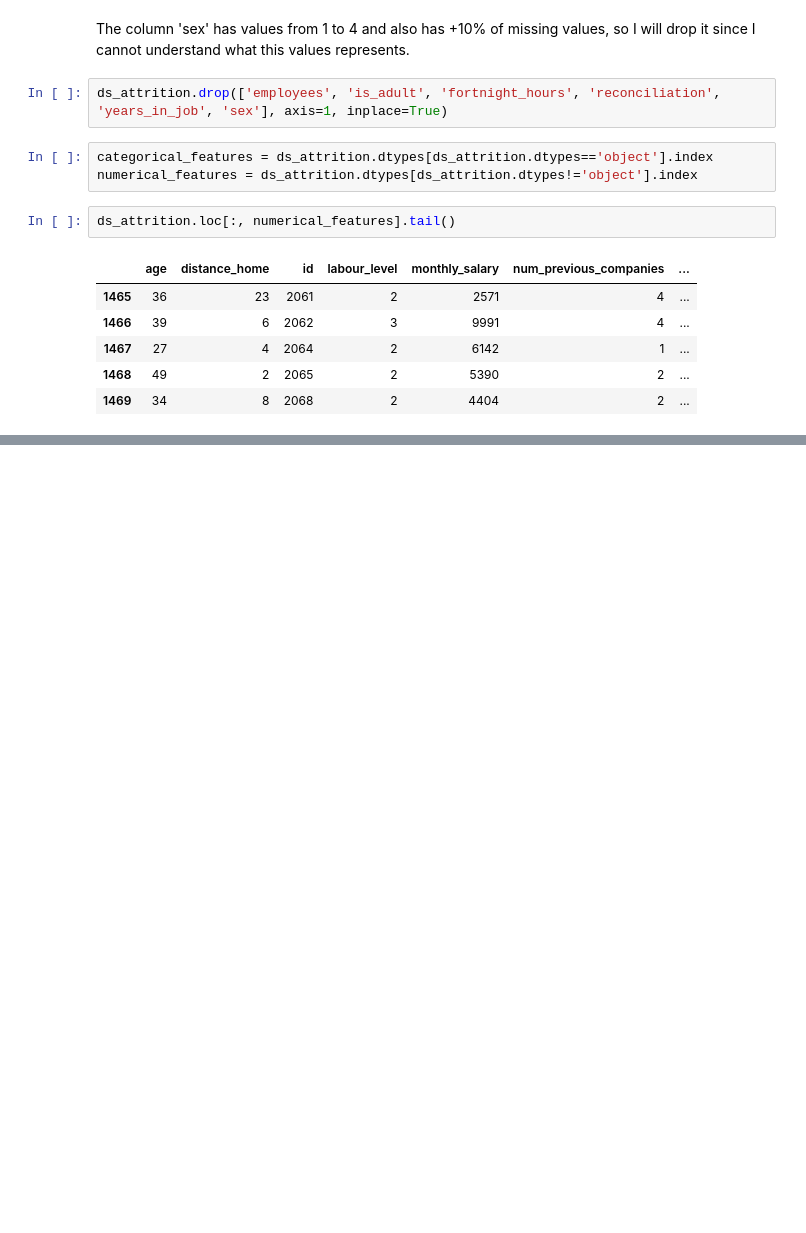
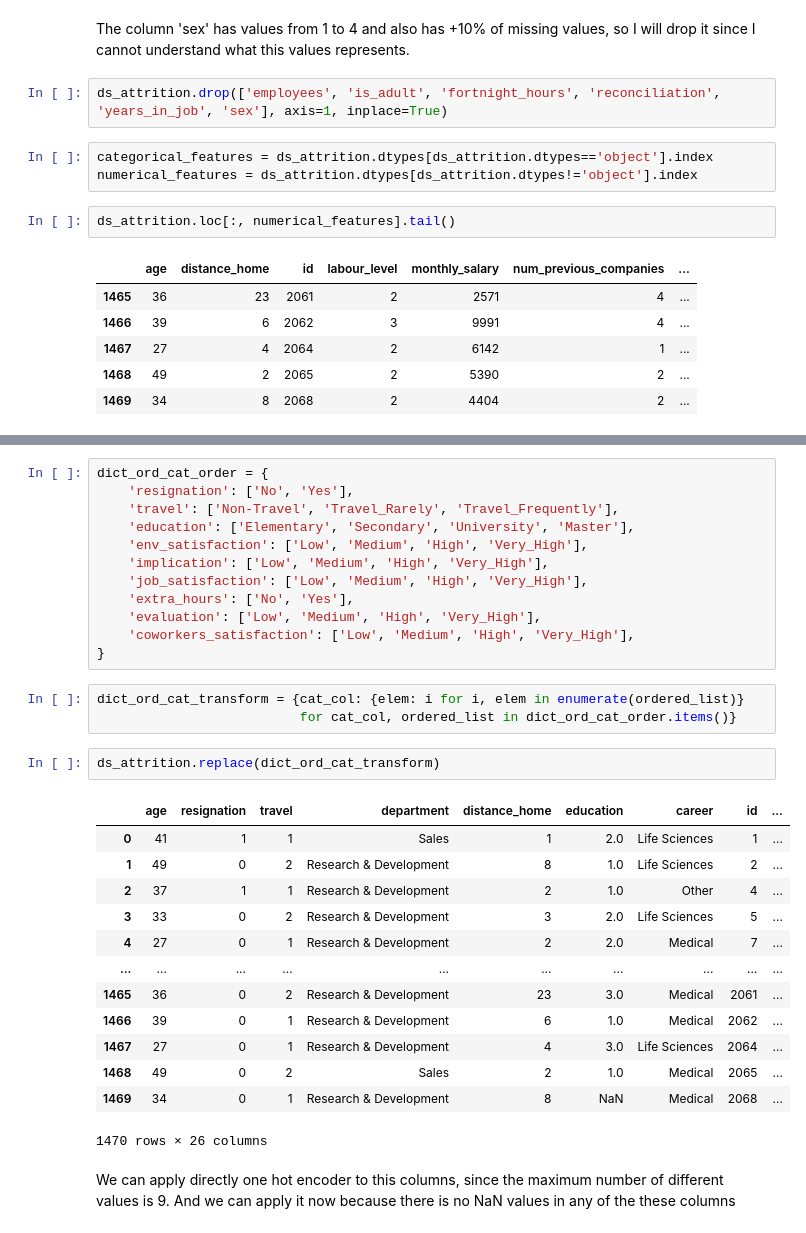
Before and after one commit to AlmudenaZhou/employee_attrition, a Jupyter notebook: Business Analytics.ipynb, the cells around one changed output, grey strips where cells are left out. Saved outputs shown, nothing was run; the diff lists cells and outputs as text; blank space fills up the shorter version.

```diff
--- a/Business Analytics.ipynb
+++ b/Business Analytics.ipynb
@@ -360,0 +419,33 @@ ds_attrition.loc[:, categorical_features].tail()
+# %%
+dict_ord_cat_order = {
+    'resignation': ['No', 'Yes'],
+    'travel': ['Non-Travel', 'Travel_Rarely', 'Travel_Frequently'],
+    'education': ['Elementary', 'Secondary', 'University', 'Master'],
+    'env_satisfaction': ['Low', 'Medium', 'High', 'Very_High'],
+    'implication': ['Low', 'Medium', 'High', 'Very_High'],
+    'job_satisfaction': ['Low', 'Medium', 'High', 'Very_High'],
+    'extra_hours': ['No', 'Yes'],
+    'evaluation': ['Low', 'Medium', 'High', 'Very_High'],
+    'coworkers_satisfaction': ['Low', 'Medium', 'High', 'Very_High'],
+}
+# %%
+dict_ord_cat_transform = {cat_col: {elem: i for i, elem in enumerate(ordered_list)}
+                          for cat_col, ordered_list in dict_ord_cat_order.items()}
+# %%
+ds_attrition.replace(dict_ord_cat_transform)
+# %% [output]
+|  | age | resignation | travel | department | distance_home | education | career | id | ... |
+| 0 | 41 | 1 | 1 | Sales | 1 | 2.0 | Life Sciences | 1 | ... |
+| 1 | 49 | 0 | 2 | Research & Development | 8 | 1.0 | Life Sciences | 2 | ... |
+| 2 | 37 | 1 | 1 | Research & Development | 2 | 1.0 | Other | 4 | ... |
+| 3 | 33 | 0 | 2 | Research & Development | 3 | 2.0 | Life Sciences | 5 | ... |
+| 4 | 27 | 0 | 1 | Research & Development | 2 | 2.0 | Medical | 7 | ... |
+| ... | ... | ... | ... | ... | ... | ... | ... | ... | ... |
+| 1465 | 36 | 0 | 2 | Research & Development | 23 | 3.0 | Medical | 2061 | ... |
+| 1466 | 39 | 0 | 1 | Research & Development | 6 | 1.0 | Medical | 2062 | ... |
+| 1467 | 27 | 0 | 1 | Research & Development | 4 | 3.0 | Life Sciences | 2064 | ... |
+| 1468 | 49 | 0 | 2 | Sales | 2 | 1.0 | Medical | 2065 | ... |
+| 1469 | 34 | 0 | 1 | Research & Development | 8 | NaN | Medical | 2068 | ... |
+1470 rows × 26 columns
+# %% [markdown]
+We can apply directly one hot encoder to this columns, since the maximum number of different values is 9. And we can apply it now because there is no NaN values in any of the these columns
```
Also changed, not shown: parts of 16 cells of this notebook.
